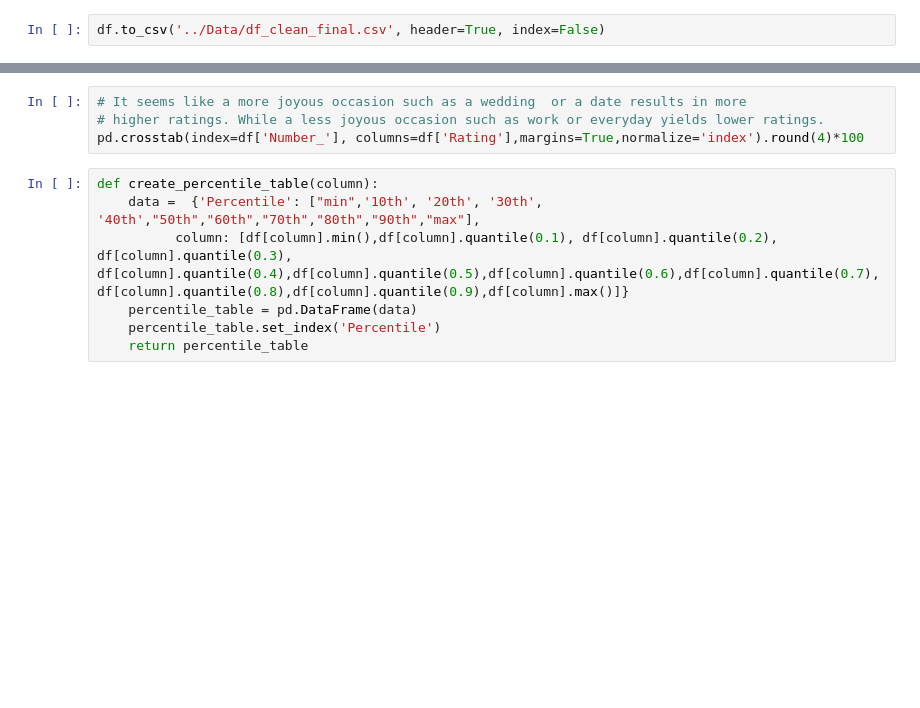
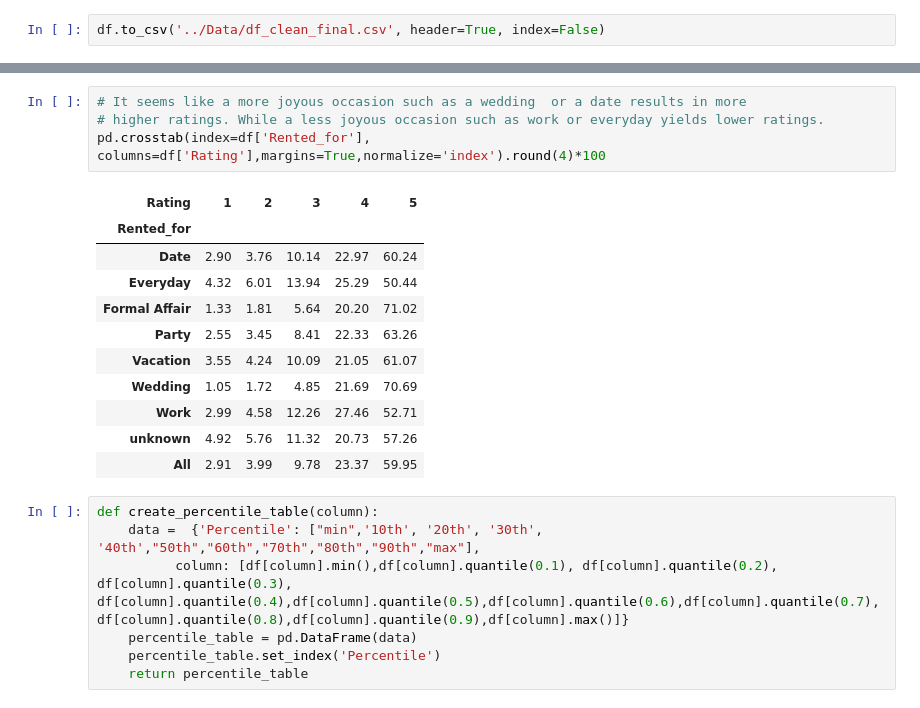
Before and after one commit to Kaayrapetov/Predicting-Customer-Satisfaction-for-Rent-the-Runway, a Jupyter notebook: Code/III_EDA.ipynb, the cells around one changed output, grey strips where cells are left out. Saved outputs shown, nothing was run; the diff lists cells and outputs as text; blank space fills up the shorter version.

```diff
--- a/Code/III_EDA.ipynb
+++ b/Code/III_EDA.ipynb
@@ -115,7 +131,19 @@ df.to_csv('../Data/df_clean_final.csv', header=True, index=False)
 # %%
 # It seems like a more joyous occasion such as a wedding  or a date results in more
 # higher ratings. While a less joyous occasion such as work or everyday yields lower ratings.
-pd.crosstab(index=df['Number_'], columns=df['Rating'],margins=True,normalize='index').round(4)*100
+pd.crosstab(index=df['Rented_for'], columns=df['Rating'],margins=True,normalize='index').round(4)*100
+# %% [output]
+| Rating | 1 | 2 | 3 | 4 | 5 |
+| Rented_for |  |  |  |  |  |
+| Date | 2.90 | 3.76 | 10.14 | 22.97 | 60.24 |
+| Everyday | 4.32 | 6.01 | 13.94 | 25.29 | 50.44 |
+| Formal Affair | 1.33 | 1.81 | 5.64 | 20.20 | 71.02 |
+| Party | 2.55 | 3.45 | 8.41 | 22.33 | 63.26 |
+| Vacation | 3.55 | 4.24 | 10.09 | 21.05 | 61.07 |
+| Wedding | 1.05 | 1.72 | 4.85 | 21.69 | 70.69 |
+| Work | 2.99 | 4.58 | 12.26 | 27.46 | 52.71 |
+| unknown | 4.92 | 5.76 | 11.32 | 20.73 | 57.26 |
+| All | 2.91 | 3.99 | 9.78 | 23.37 | 59.95 |
 # %%
 def create_percentile_table(column):
     data =  {'Percentile': ["min",'10th', '20th', '30th', '40th',"50th","60th","70th","80th","90th","max"],
```
Also changed, not shown: parts of 20 cells of this notebook, 13 other files.
